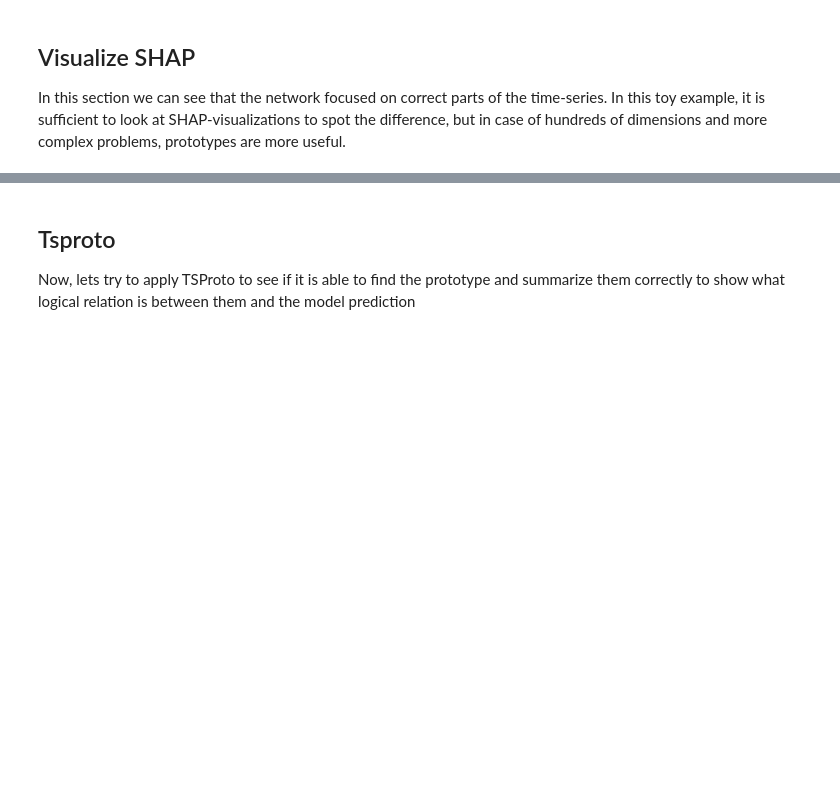
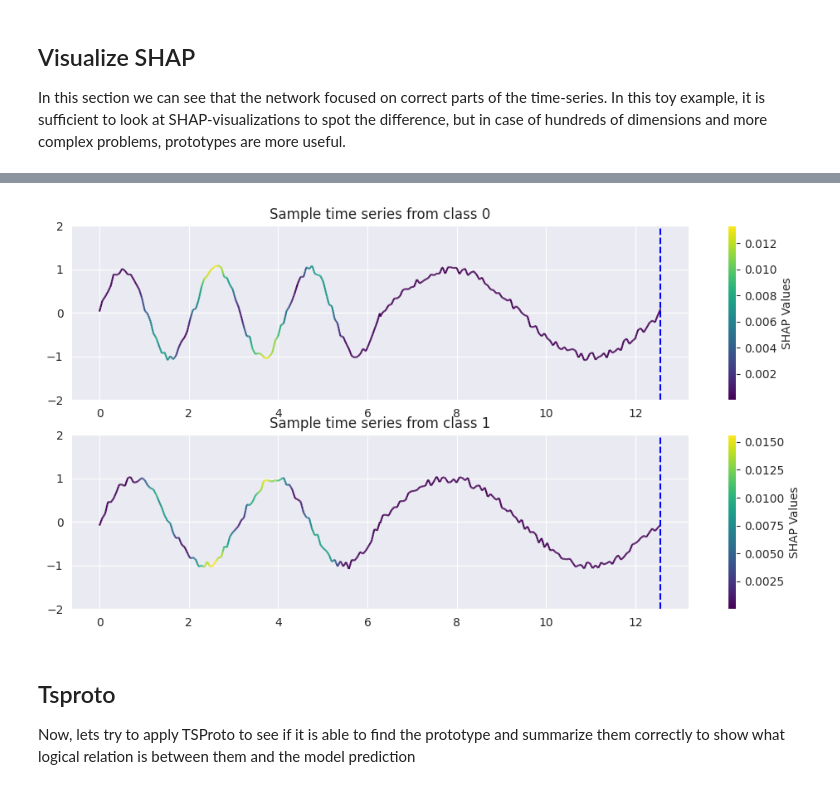
Before and after one commit to sbobek/tsproto, a Jupyter notebook: examples/illustrative-example-frequency.ipynb, the cells around one changed output, grey strips where cells are left out. Saved outputs shown, nothing was run; the diff lists cells and outputs as text; code cells hidden in the pictures; blank space fills up the shorter version.

Commit message:
Several fixes regarding plitting. Minor fixes in models.

```diff
--- a/examples/illustrative-example-frequency.ipynb
+++ b/examples/illustrative-example-frequency.ipynb
@@ -252,0 +253,16 @@ for ax in axes:
+# %%
+## TEST breakpoints
+import ruptures as rpt
+pen=1
+totalbpoints=[]
+for i in range(0, trainX.shape[0]):
+    algo = rpt.Pelt(model='l2', min_size=5, jump=1).fit(shapclass[i])
+
+    try:
+        breakpoints = algo.predict(pen=(0.25*trainX.shape[1])**(1-pen)*2*np.log(trainX.shape[1]))
+        print(f'No bkps for pen: {(0.25*trainX.shape[1])**(1-pen)*2*np.log(trainX.shape[1])}: {len(breakpoints)}')
+    except:
+        # no change detected, means there are no breakpoints
+        print('kk)')
+        breakpoints = [0]
+    totalbpoints.append(breakpoints)
@@ -253,3 +287,31 @@ for ax in axes:
+# %%
+from tsproto.plots import plot_smooth_colored_line
+import seaborn as sns
+
+tbp = pd.DataFrame(totalbpoints)
+
+
+fig, axes =plt.subplots(2,1,figsize=(12,6))
+for i in range(0,1):
+    bkp0 = x[tbp[train_y==0].iloc[i].dropna().astype(int)-1]
+    bkp1 =x[tbp[train_y==1].iloc[i].dropna().astype(int)-1]
+    plot_smooth_colored_line(x_values=x, y_values=trainX[train_y==0][i], color_values=shapclass[train_y==0][i], resolution=1000, ax=axes[0],add_cbar=(i==0))
+
+    for b in bkp0:
+        axes[0].axvline(x=b, color='b', linestyle='--')
+
+    plot_smooth_colored_line(x_values=x, y_values=trainX[train_y==1][i], color_values=shapclass[train_y==1][i], resolution=1000, ax=axes[1],add_cbar=(i==0))
+    for b in bkp1:
+        axes[1].axvline(x=b, color='b', linestyle='--')
+
+for ax in axes:
+    ax.set_ylim([-2, 2])
+
+axes[0].set_title('Sample time series from class 0')
+axes[1].set_title('Sample time series from class 1')
+plt.savefig('c1c2shap.svg', format='svg',bbox_inches='tight')
+# %% [output]
+[figure, added]
 # %% [markdown]
 ## Tsproto
 Now, lets try to apply TSProto to see if it is able to find the prototype and summarize them correctly to show what logical relation is between them and the model prediction
```
Also changed, not shown: parts of 5 cells of this notebook, 3 other files.
